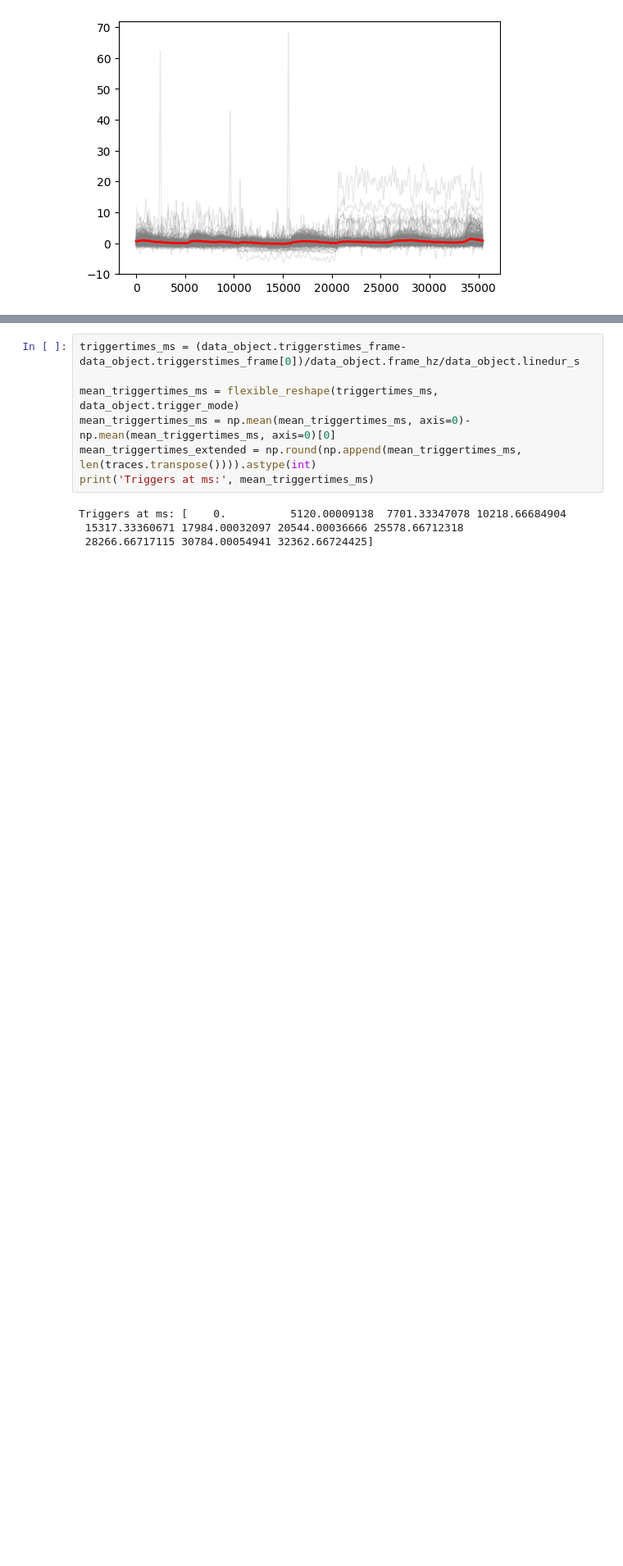
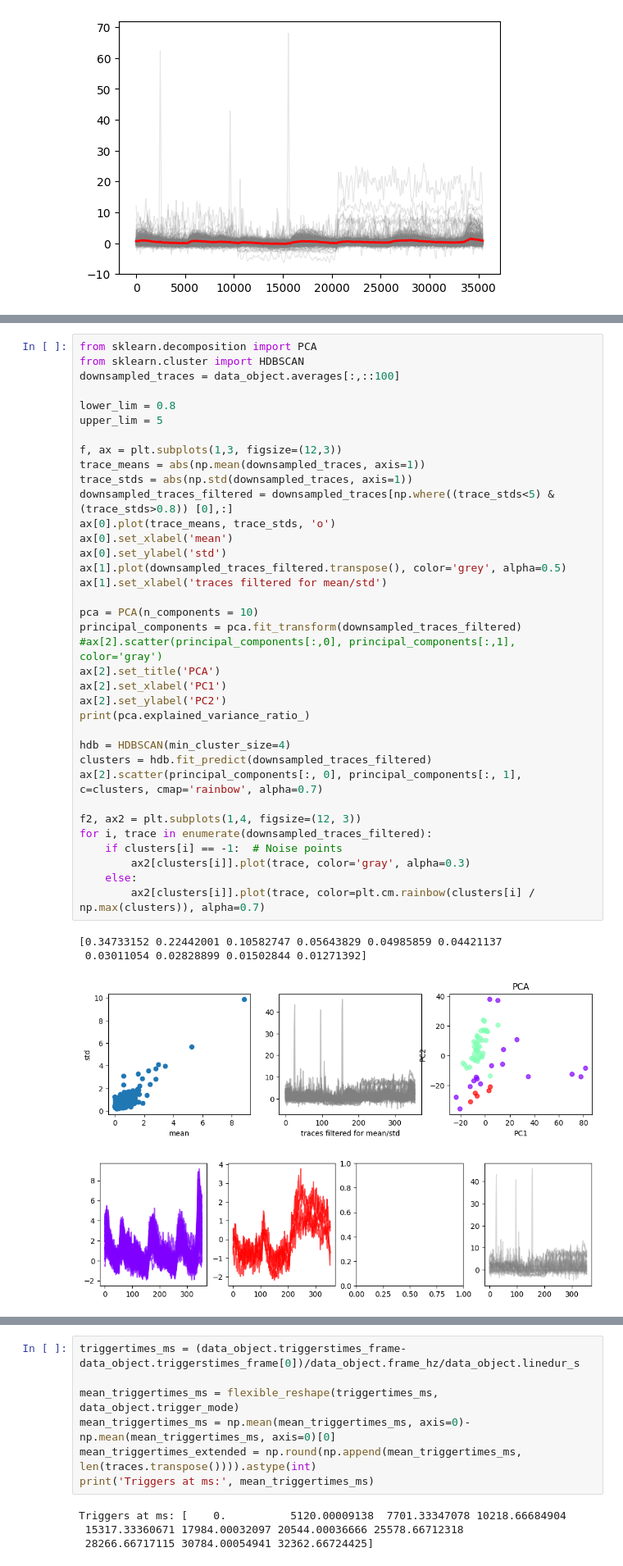
Before and after one commit to simbru/pygor, a Jupyter notebook: ROI_clustering.ipynb, the cells around one changed output, grey strips where cells are left out. Shown at 82% size. Saved outputs shown, nothing was run; the diff lists cells and outputs as text; blank space fills up the shorter version.

```diff
--- a/ROI_clustering.ipynb
+++ b/ROI_clustering.ipynb
@@ -41,0 +44,41 @@ traces = data_object.averages
+# %%
+from sklearn.decomposition import PCA
+from sklearn.cluster import HDBSCAN
+downsampled_traces = data_object.averages[:,::100]
+
+lower_lim = 0.8
+upper_lim = 5
+
+f, ax = plt.subplots(1,3, figsize=(12,3))
+trace_means = abs(np.mean(downsampled_traces, axis=1))
+trace_stds = abs(np.std(downsampled_traces, axis=1))
+downsampled_traces_filtered = downsampled_traces[np.where((trace_stds<5) & (trace_stds>0.8)) [0],:]
+ax[0].plot(trace_means, trace_stds, 'o')
+ax[0].set_xlabel('mean')
+ax[0].set_ylabel('std')
+ax[1].plot(downsampled_traces_filtered.transpose(), color='grey', alpha=0.5)
+ax[1].set_xlabel('traces filtered for mean/std')
+
+pca = PCA(n_components = 10)
+principal_components = pca.fit_transform(downsampled_traces_filtered)
+#ax[2].scatter(principal_components[:,0], principal_components[:,1], color='gray')
+ax[2].set_title('PCA')
+ax[2].set_xlabel('PC1')
+ax[2].set_ylabel('PC2')
+print(pca.explained_variance_ratio_)
+
+hdb = HDBSCAN(min_cluster_size=4)
+clusters = hdb.fit_predict(downsampled_traces_filtered)
+ax[2].scatter(principal_components[:, 0], principal_components[:, 1], c=clusters, cmap='rainbow', alpha=0.7)
+
+f2, ax2 = plt.subplots(1,4, figsize=(12, 3))
+for i, trace in enumerate(downsampled_traces_filtered):
+    if clusters[i] == -1:  # Noise points
+        ax2[clusters[i]].plot(trace, color='gray', alpha=0.3)
+    else:
+        ax2[clusters[i]].plot(trace, color=plt.cm.rainbow(clusters[i] / np.max(clusters)), alpha=0.7)
+# %% [output]
+[0.34733152 0.22442001 0.10582747 0.05643829 0.04985859 0.04421137
+ 0.03011054 0.02828899 0.01502844 0.01271392]
+[figure, added]
+[figure, added]
```
Also changed, not shown: parts of 15 cells of this notebook, 1 other file.
